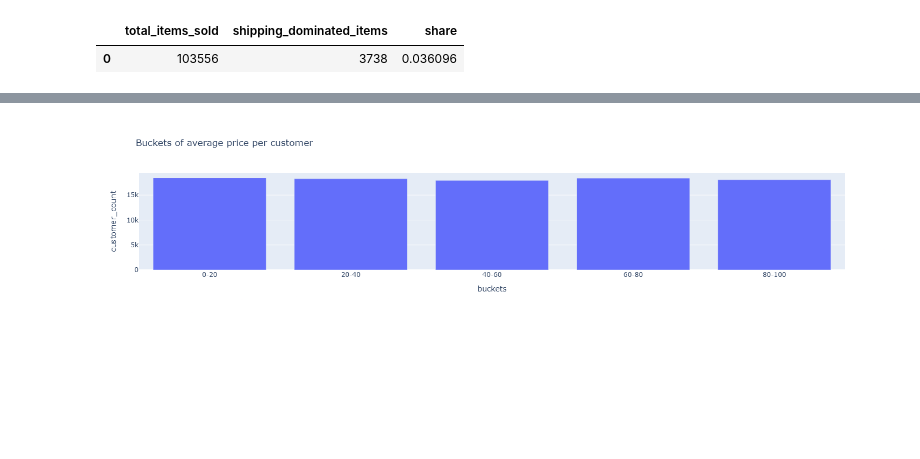
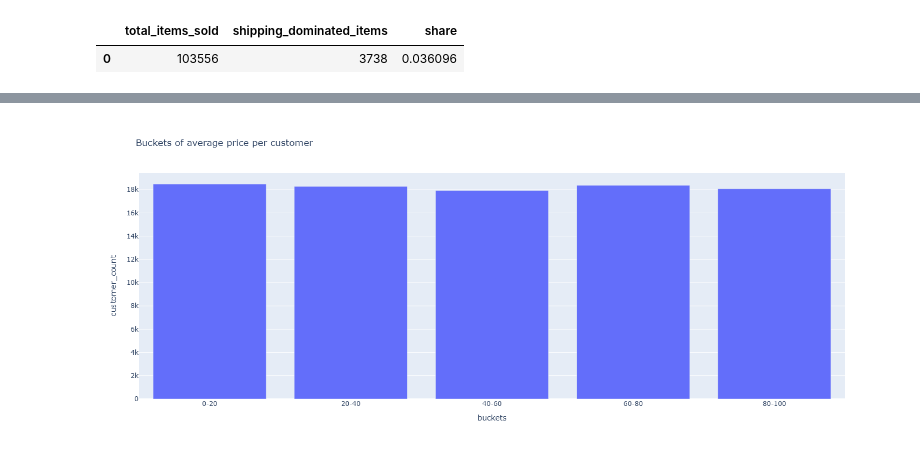
Before and after one commit to granfelino/e-commerce-brazil, a Jupyter notebook: notebook/analysis.ipynb, the cells around one changed output, grey strips where cells are left out. Drawn from its saved outputs; the diff is of its cells as text; code cells hidden in the pictures; blank space fills up the shorter version.

```diff
--- a/notebook/analysis.ipynb
+++ b/notebook/analysis.ipynb
@@ -45,6 +73,13 @@ fig.show()
 # %%
 avg_price_buckets = _read_sql("customer_avg_item_price_buckets_view")
-fix = px.bar(avg_price_buckets, x="buckets", y="customer_count", title="Buckets of average price per customer")
+fix = px.bar(
+    avg_price_buckets,
+    x="buckets",
+    y="customer_count",
+    title="Buckets of average price per customer",
+    width=800,
+    height=600
+)
 fix
 # %% [output]
-[figure, old version]
+[figure, new version]
```
Also changed, not shown: parts of 8 cells of this notebook, 11 other files.
